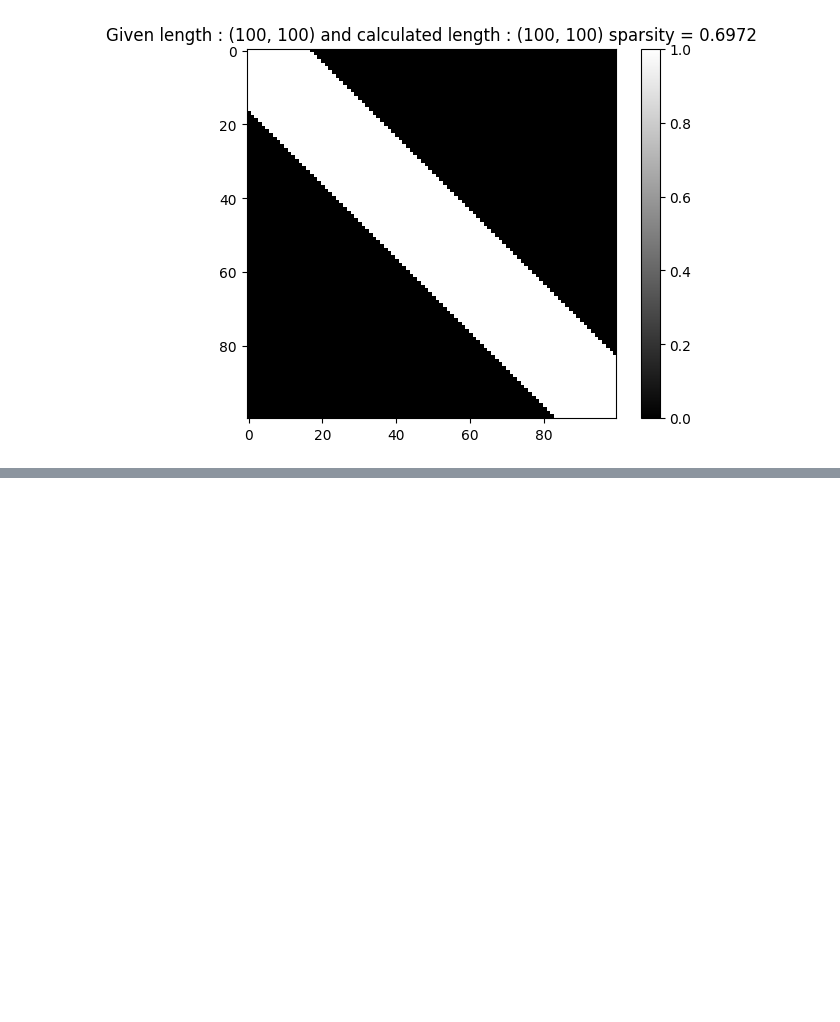
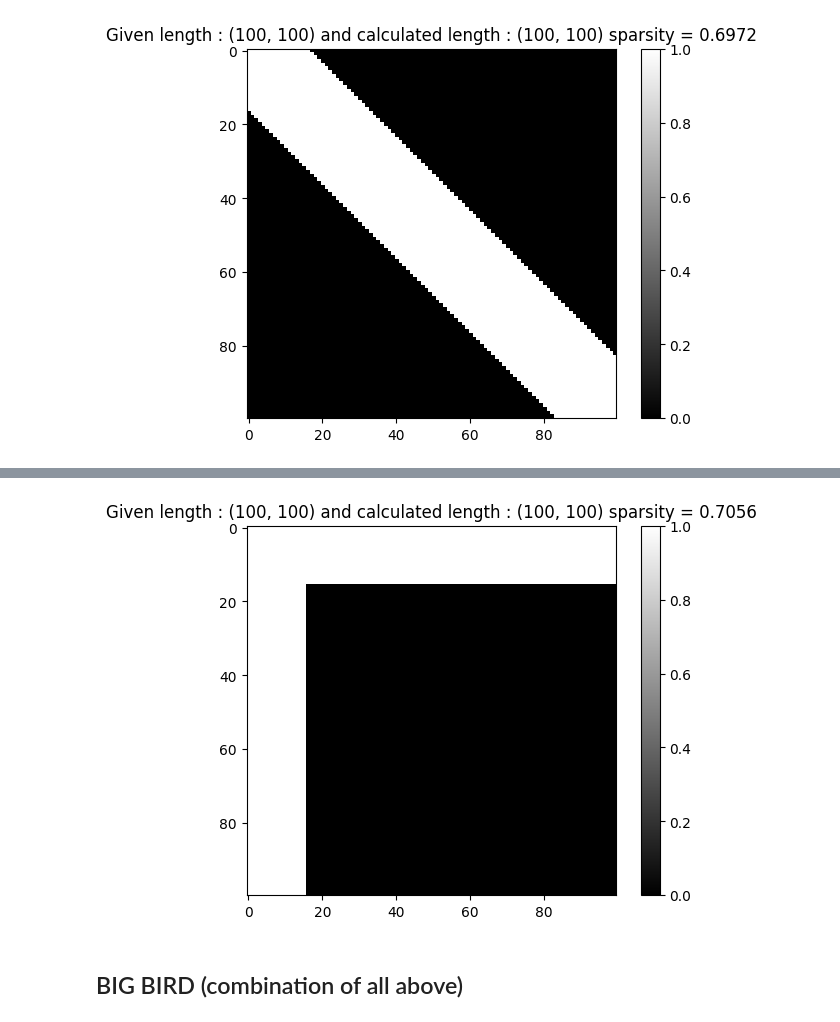
Before and after one commit to shanedonnelly/artificial_big_bird_matrix_generator, a Jupyter notebook: big_bird.ipynb, the cells around one changed output, grey strips where cells are left out. Drawn from its saved outputs; the diff is of its cells as text; code cells hidden in the pictures; blank space fills up the shorter version.

```diff
--- a/big_bird.ipynb
+++ b/big_bird.ipynb
@@ -194,0 +252,16 @@ test_generate_matrix_with_window_attention_mask_with_sparsity()
+# %%
+def best_global_width_from_sparsity(length, sparsity):
+    n = length
+    density = 1.0 - sparsity
+     # ideal diagonal aera
+    ga = n * n * density
+    # same as window mask but easier
+    a = -1
+    b = 2 * n
+    c = - ga
+    det = b * b - 4 * a * c
+    x = (-b + math.sqrt(det))/(2 * a)
+    gw = round(x)
+    if(gw < 0) : gw = 0
+    elif(gw > n * n ): gw = n * n
+    return gw
@@ -194,0 +306,22 @@ test_generate_matrix_with_window_attention_mask_with_sparsity()
+# %%
+def add_global_attention_mask_with_sparsity(matrix, length, sparsity):
+    # conditions : 0 <= sparsity <= 1
+    gw = best_global_width_from_sparsity(length, sparsity)
+    return add_global_attention_mask(matrix=matrix, length=length, global_width=gw)
+# %%
+def generate_matrix_with_global_attention_mask_with_sparsity(length, sparsity):
+    matrix = np.ones((length, length))
+    matrix = add_global_attention_mask_with_sparsity(matrix=matrix, length=length, sparsity=sparsity)
+    return matrix
+# %%
+def test_generate_matrix_with_global_attention_mask_with_sparsity():
+    length = 100
+    sparsity = 0.7
+    matrix = generate_matrix_with_global_attention_mask_with_sparsity(length=length, sparsity=sparsity)
+    show_matrix_infos(matrix=matrix, length=length)
+
+test_generate_matrix_with_global_attention_mask_with_sparsity()
+# %% [output]
+[figure, added]
+# %% [markdown]
+## BIG BIRD (combination of all above)
```
Also changed, not shown: parts of 21 cells of this notebook, 6 other files.
